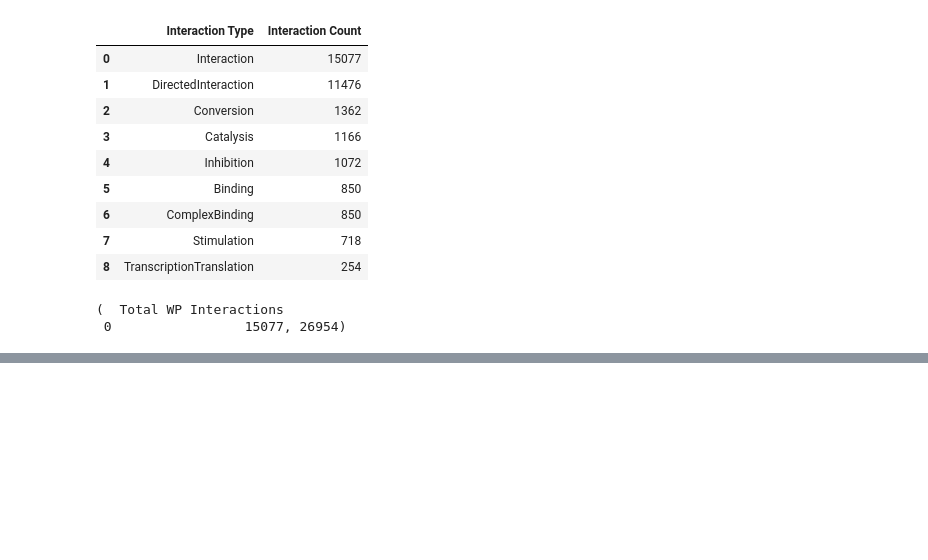
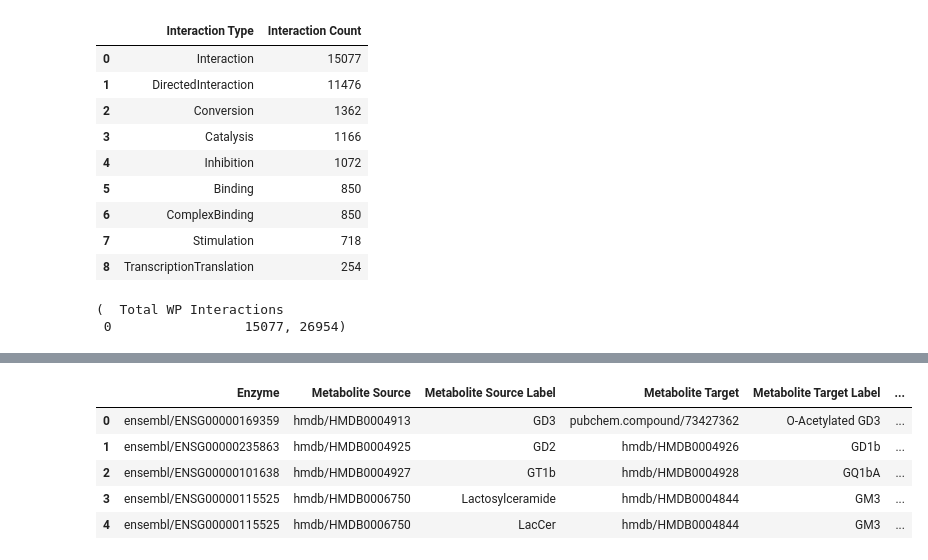
Before and after one commit to BiGCAT-UM/WikiPathwaysInteractions, a Jupyter notebook: interactionStats.ipynb, the cells around one changed output, grey strips where cells are left out. Saved outputs shown, nothing was run; the diff lists cells and outputs as text; code cells hidden in the pictures; blank space fills up the shorter version.

```diff
--- a/interactionStats.ipynb
+++ b/interactionStats.ipynb
@@ -526,0 +575,46 @@ totalWPInts, GPMLCountTotalInt
+# %%
+sparql = SPARQLWrapper("http://sparql.wikipathways.org")
+lipMet = pandas.DataFrame(columns=['Enzyme', 'Metabolite Source', 'Metabolite Source Label', 'Metabolite Target',
+                                   'Metabolite Target Label', 'Interaction'])
+
+pathwayQuery = '''
+SELECT DISTINCT (substr(str(?source),24 ) as ?enzymeSource) (substr(str(?metSource),24 ) as ?metaboliteSource)
+?metLabel as ?metaboliteSourceLabel (substr(str(?metTarget),24 ) as ?metaboliteTarget) ?metLabel1 as ?metaboliteTargetLabel
+?interaction
+WHERE {
+
+   ?pathway a wp:Pathway ;
+       dc:identifier <http://identifiers.org/wikipathways/WP1423> .
+   ?interaction dcterms:isPartOf ?pathway ;
+       a wp:Catalysis ;
+       wp:source ?source;
+       wp:target ?interactionTarget .
+   ?interactionTarget dcterms:isPartOf ?pathway ;
+       wp:source ?metSource ;
+       wp:target ?metTarget .
+   ?metSource    rdfs:label   ?metLabel .
+   ?metTarget    rdfs:label   ?metLabel1 .
+}
+    '''
+sparql.setQuery(pathwayQuery)
+sparql.setReturnFormat(JSON)
+results = sparql.query().convert()
+
+for result in results["results"]["bindings"]:
+	lipMet = lipMet.append({
+		'Enzyme': result["enzymeSource"]["value"],
+        'Metabolite Source': result["metaboliteSource"]["value"],
+		'Metabolite Source Label': result["metaboliteSourceLabel"]["value"],
+        'Metabolite Target': result["metaboliteTarget"]["value"],
+		'Metabolite Target Label': result["metaboliteTargetLabel"]["value"],
+        'Interaction': result["interaction"]["value"],
+	 }, ignore_index=True)
+# %%
+lipMet
+# %% [output]
+|  | Enzyme | Metabolite Source | Metabolite Source Label | Metabolite Target | Metabolite Target Label | ... |
+| 0 | ensembl/ENSG00000169359 | hmdb/HMDB0004913 | GD3 | pubchem.compound/73427362 | O-Acetylated GD3 | ... |
+| 1 | ensembl/ENSG00000235863 | hmdb/HMDB0004925 | GD2 | hmdb/HMDB0004926 | GD1b | ... |
+| 2 | ensembl/ENSG00000101638 | hmdb/HMDB0004927 | GT1b | hmdb/HMDB0004928 | GQ1bA | ... |
+| 3 | ensembl/ENSG00000115525 | hmdb/HMDB0006750 | Lactosylceramide | hmdb/HMDB0004844 | GM3 | ... |
+| 4 | ensembl/ENSG00000115525 | hmdb/HMDB0006750 | LacCer | hmdb/HMDB0004844 | GM3 | ... |
```
Also changed, not shown: parts of 4 cells of this notebook.
